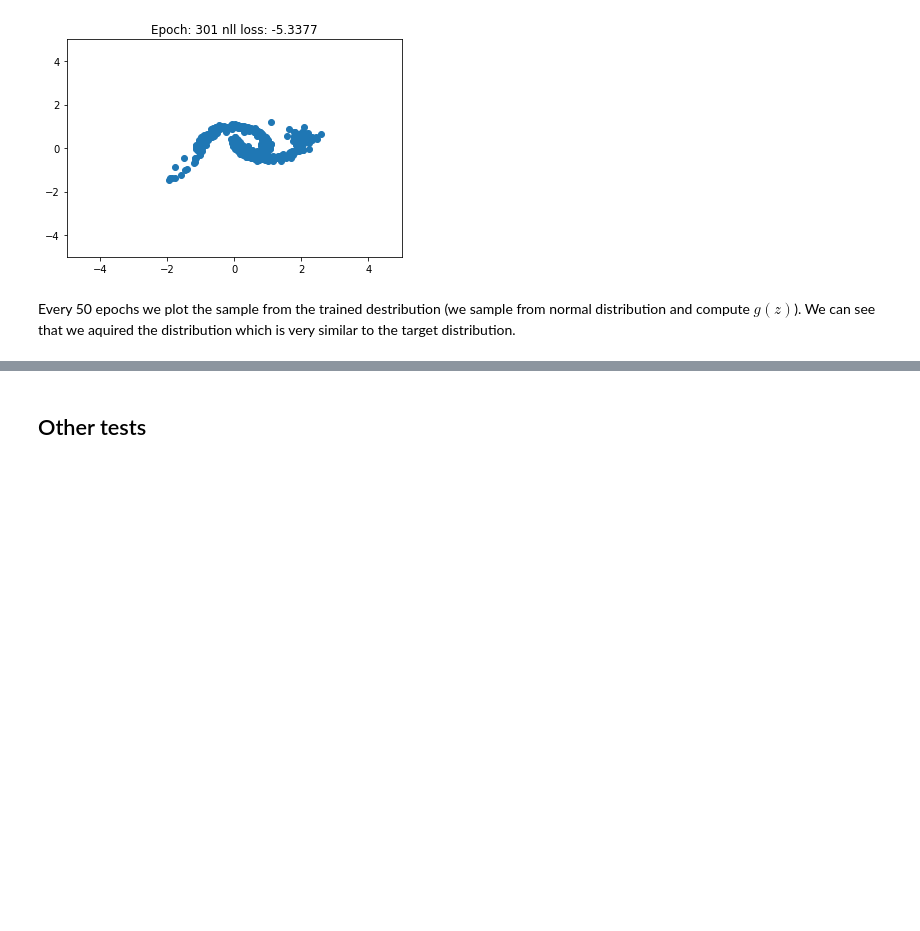
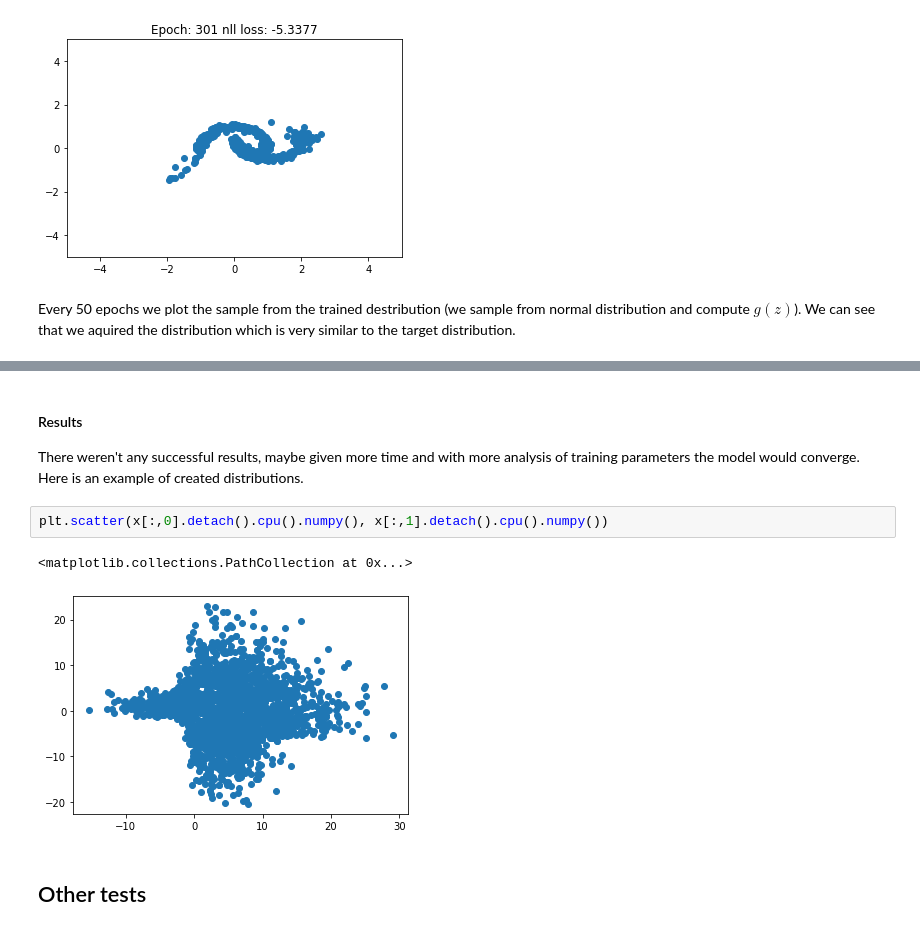
Before and after one commit to mfirgo/nn-nlp-2022-project, a Jupyter notebook: final_report.ipynb, the cells around one changed output, grey strips where cells are left out. Saved outputs shown, nothing was run; the diff lists cells and outputs as text; blank space fills up the shorter version.

```diff
--- a/final_report.ipynb
+++ b/final_report.ipynb
@@ -280,3 +304,12 @@ Every 50 epochs we plot the sample from the trained destribution (we sample from
+# %% [markdown]
+#### Results
+
+There weren't any successful results, maybe given more time and with more analysis of training parameters the model would converge. Here is an example of created distributions.
+# %%
+plt.scatter(x[:,0].detach().cpu().numpy(), x[:,1].detach().cpu().numpy())
+# %% [output]
+<matplotlib.collections.PathCollection at 0x...>
+[figure, added]
 # %% [markdown]
 ## Other tests
 # %% [markdown]
```
Also changed, not shown: parts of 6 cells of this notebook.
